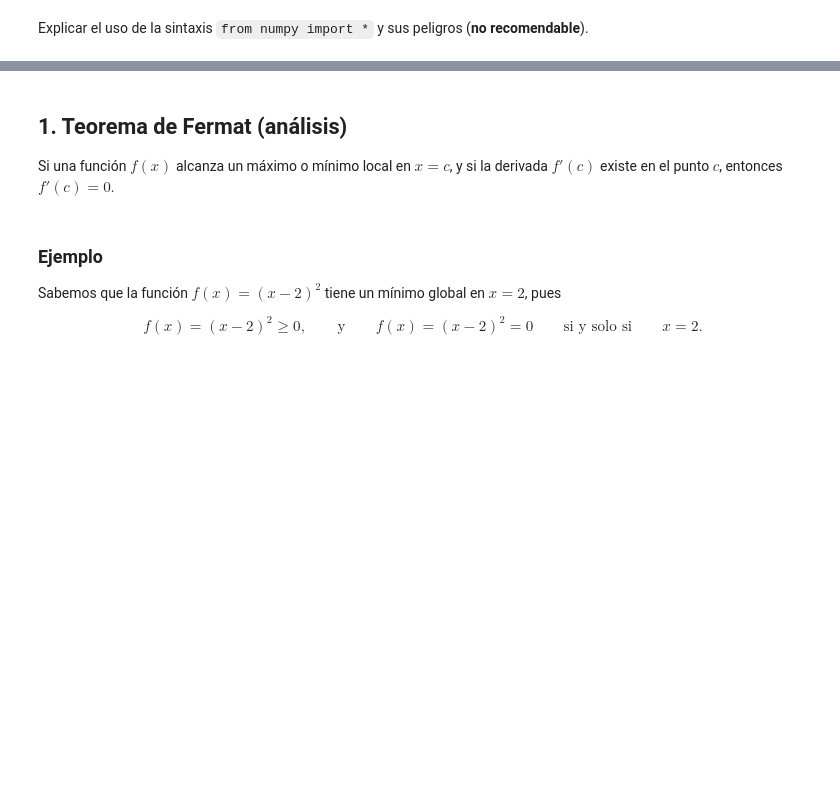
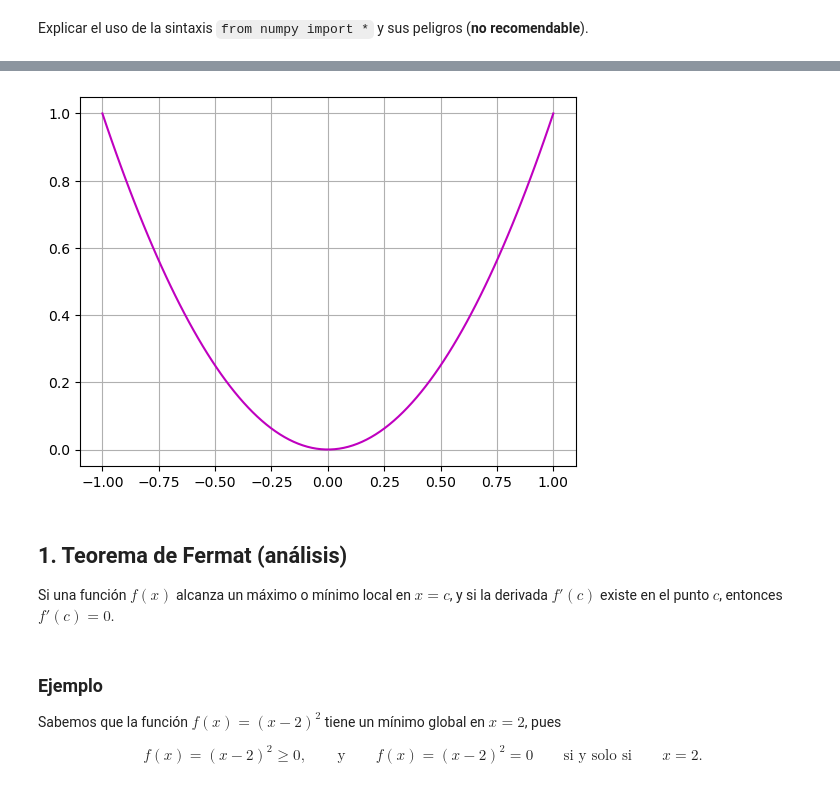
Before and after one commit to dramosvdh/SIMULACION-MATEMATICA, a Jupyter notebook: 0816-SymPy - Funciones escalares.ipynb, the cells around one changed output, grey strips where cells are left out. Saved outputs shown, nothing was run; the diff lists cells and outputs as text; code cells hidden in the pictures; blank space fills up the shorter version.

```diff
--- a/0816-SymPy - Funciones escalares.ipynb
+++ b/0816-SymPy - Funciones escalares.ipynb
@@ -200,0 +329,5 @@ El módulo `PyPlot` de la librería `matplotlib` contiene funciones que nos perm
+# %%
+plt.plot(x,y,'m')
+plt.grid()
+# %% [output]
+[figure, added]
```
Also changed, not shown: parts of 45 cells of this notebook.
